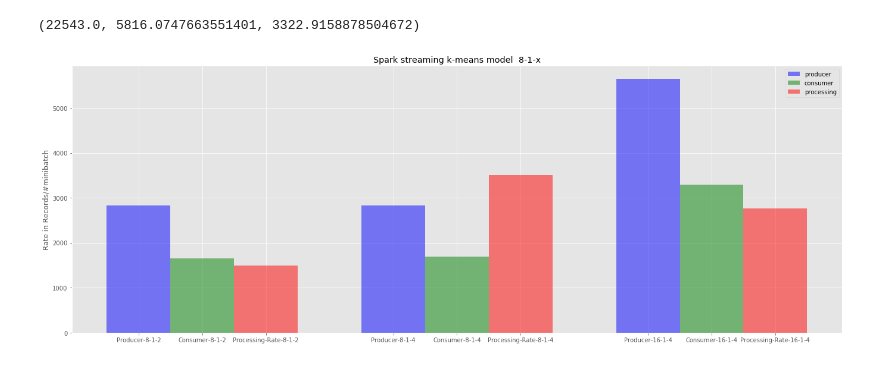
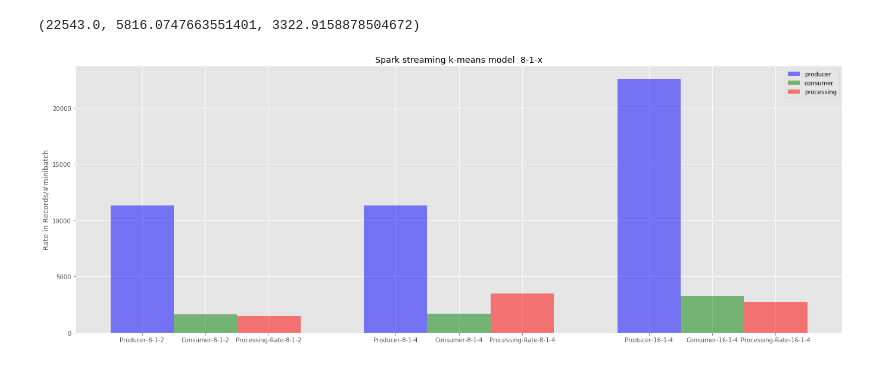
Before and after one commit to georgeha/lab_reports, a Jupyter notebook: model_plot.ipynb, the cells around one changed output. Saved outputs shown, nothing was run; the diff lists cells and outputs as text; code cells hidden in the pictures.

```diff
--- a/model_plot.ipynb
+++ b/model_plot.ipynb
@@ -385,7 +385,7 @@ means_guido = (85, 62, 54, 20)
 
 #plt.bar(x_pos,[mean_throughput_p_812 ,  mean_throughin_812, mean_processing_records_812,mean_throughput_p_814 , mean_throughin_814, mean_processing_records_814],align='center')
 
-producer_means = (mean_throughput_p_812/4,mean_throughput_p_814/4,mean_throughput_p_1614/4)    # make sure that this is correct
+producer_means = (mean_throughput_p_812,mean_throughput_p_814,mean_throughput_p_1614)    # make sure that this is correct
 
 consumer_means = (mean_throughin_812,mean_throughin_814,mean_throughin_1614)
 
@@ -405,31 +405,31 @@ x_pos = np.array([0,0.25,0.5,1,1.25,1.5,2.0,2.25,2.5])
 bar_width = 0.25
 opacity = 0.5
 
 
 p_throughput = plt.bar(index, producer_means, bar_width,
                  alpha=opacity,
                  color='b',
                  label='producer')
 
 c_throughin = plt.bar(index + bar_width, consumer_means, bar_width,
                  alpha=opacity,
                  color='g',
                  label='consumer')
 
 
 s_processing_rate =  plt.bar(index + 2*bar_width, processing_means, bar_width,
                  alpha=opacity,
                  color='r',
                  label='processing')
 
 
 
 
 plt.title('Spark streaming k-means model  8-1-x')
 plt.ylabel('Rate in Records/#minibatch')
 plt.xticks(x_pos,(objects))
 
 plt.legend()
 plt.tight_layout()
 # %% [output]
-[figure, old version]
+[figure, new version]
```
